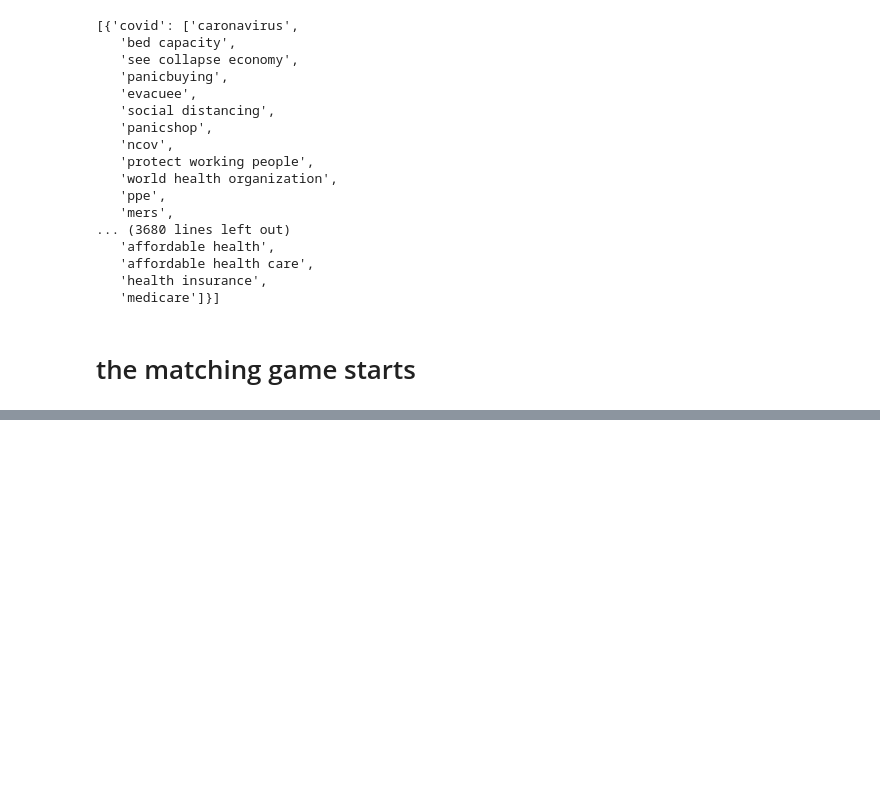
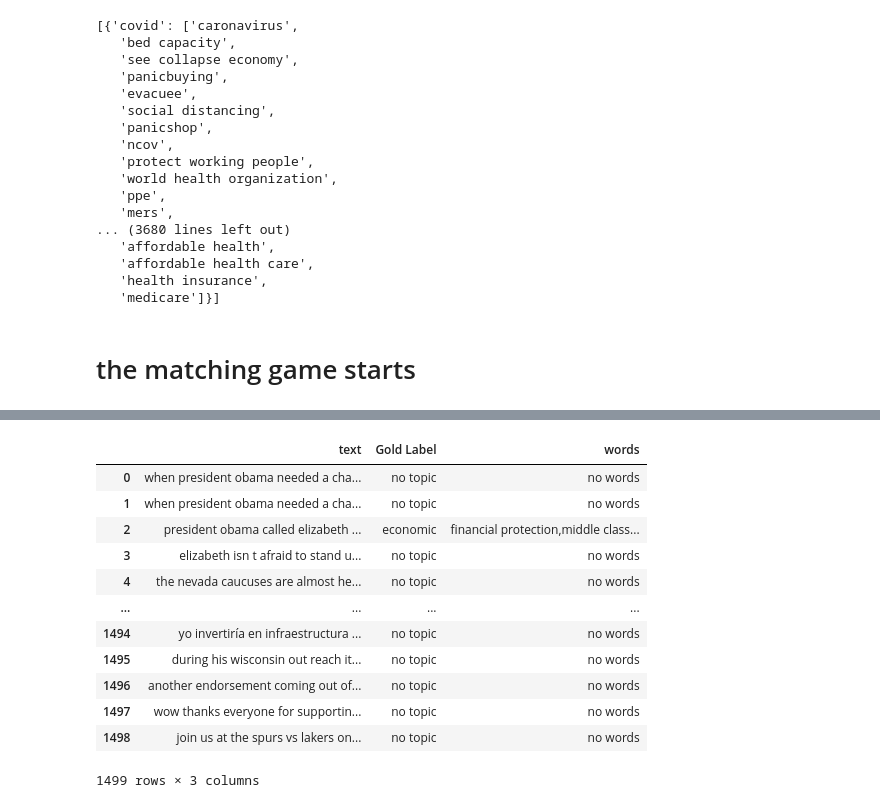
Before and after one commit to sfchronicle/ml-political-ads, a Jupyter notebook: tag-ads-data.ipynb, the cells around one changed output, grey strips where cells are left out. Cells and saved outputs as stored; diff of their text form; code cells hidden in the pictures; blank space fills up the shorter version.

```diff
--- a/tag-ads-data.ipynb
+++ b/tag-ads-data.ipynb
@@ -202,3 +220,19 @@ Pattern 0:
+# %%
+df1
+# %% [output]
+|  | text | Gold Label | words |
+| 0 | when president obama needed a cha... | no topic | no words |
+| 1 | when president obama needed a cha... | no topic | no words |
+| 2 | president obama called elizabeth ... | economic | financial protection,middle class... |
+| 3 | elizabeth isn t afraid to stand u... | no topic | no words |
+| 4 | the nevada caucuses are almost he... | no topic | no words |
+| ... | ... | ... | ... |
+| 1494 | yo invertiría en infraestructura ... | no topic | no words |
+| 1495 | during his wisconsin out reach it... | no topic | no words |
+| 1496 | another endorsement coming out of... | no topic | no words |
+| 1497 | wow thanks everyone for supportin... | no topic | no words |
+| 1498 | join us at the spurs vs lakers on... | no topic | no words |
+1499 rows × 3 columns
 # %%
 df1['m_label'] = df1['words'].apply(lambda x: find_topic(x,dic1))
 # %% [output]
```
Also changed, not shown: parts of 9 cells of this notebook.
